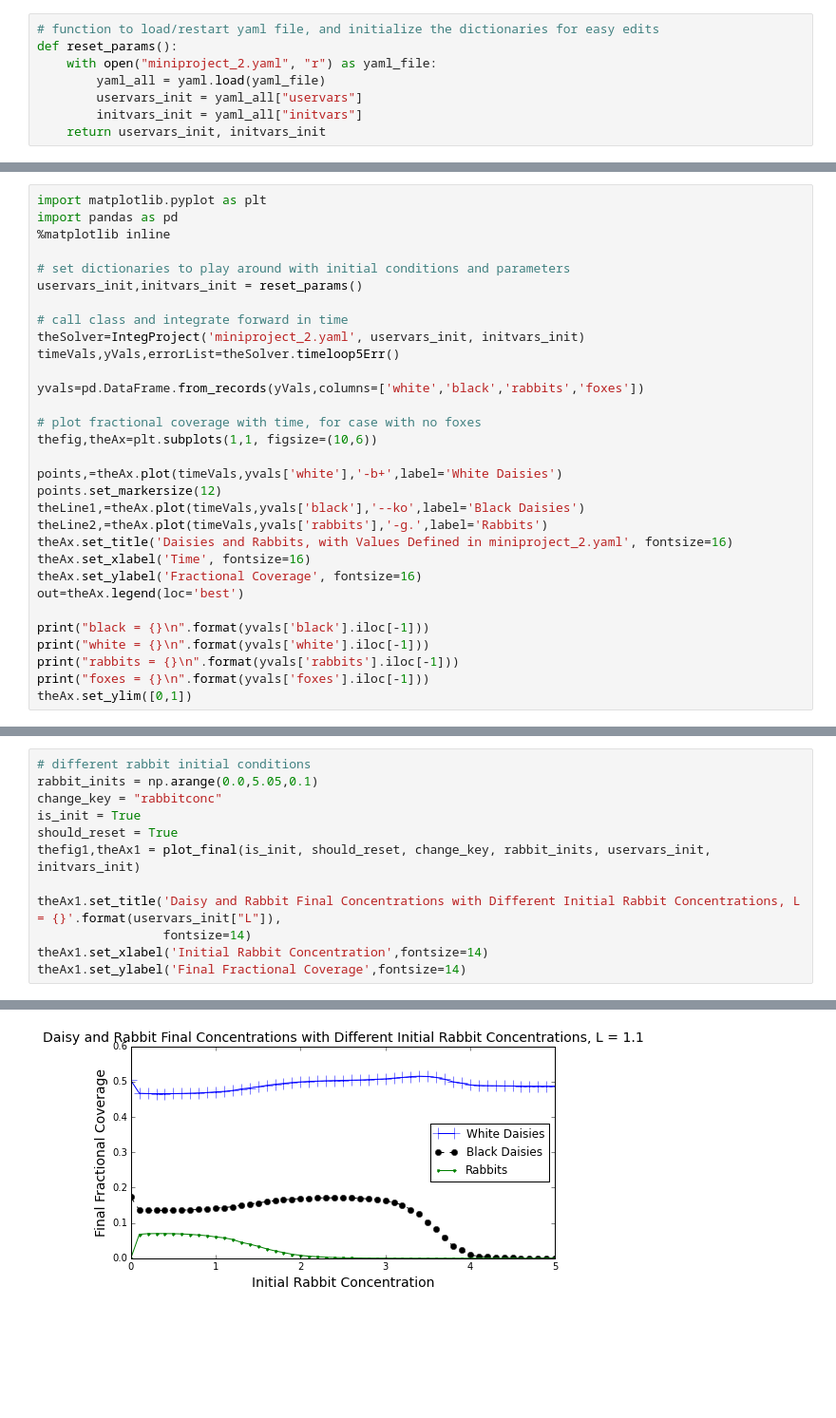
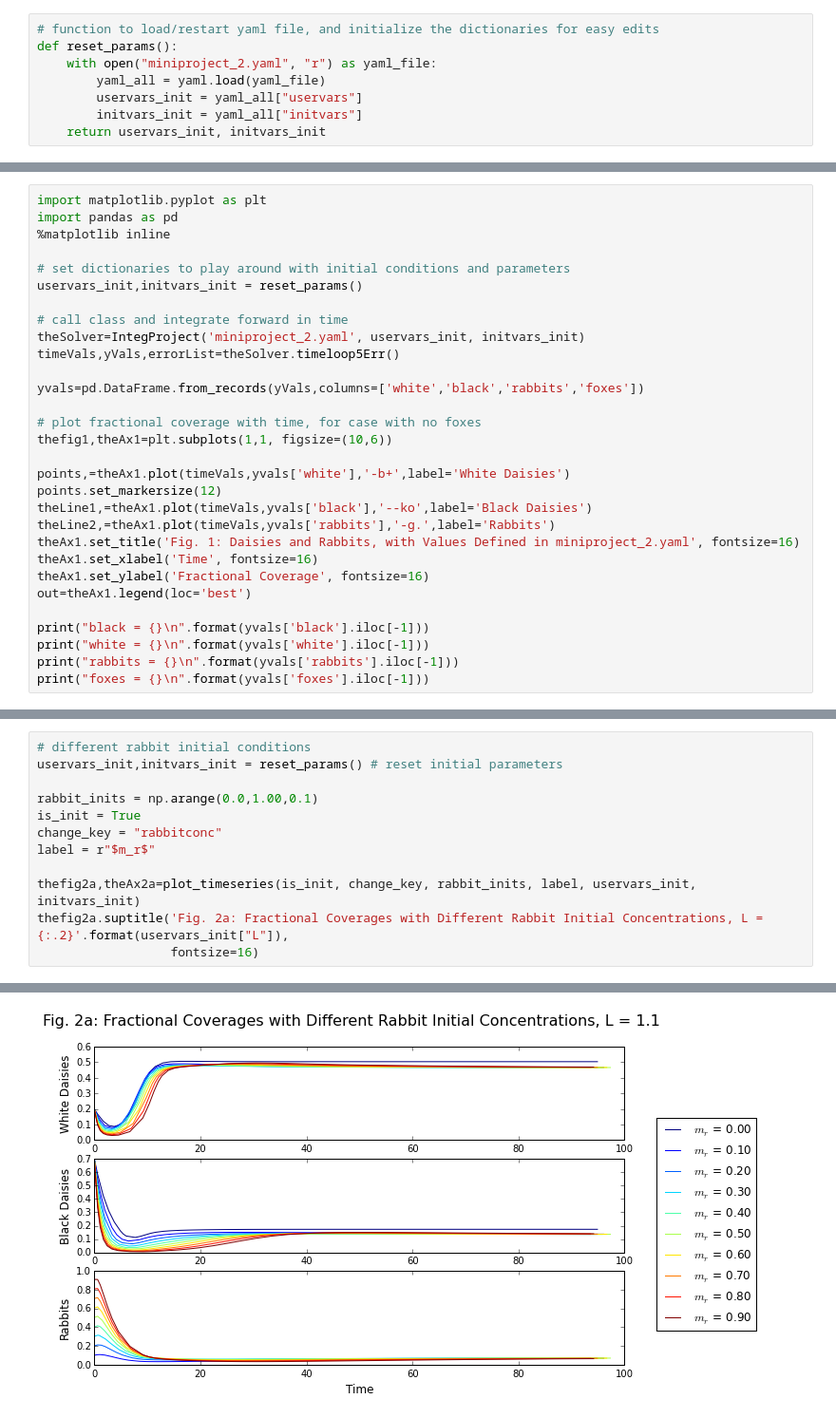
Before and after one commit to tc637/numeric, a Jupyter notebook: lab5/miniproject_2.ipynb, the cells around one changed output, grey strips where cells are left out. Shown at 95% size. Saved outputs shown, nothing was run; the diff lists cells and outputs as text; blank space fills up the shorter version.

Commit message:
third commit of miniproject_2.ipynb

```diff
--- a/lab5/miniproject_2.ipynb
+++ b/lab5/miniproject_2.ipynb
@@ -280,22 +149,21 @@ timeVals,yVals,errorList=theSolver.timeloop5Err()
 yvals=pd.DataFrame.from_records(yVals,columns=['white','black','rabbits','foxes'])
 
 # plot fractional coverage with time, for case with no foxes
-thefig,theAx=plt.subplots(1,1, figsize=(10,6))
+thefig1,theAx1=plt.subplots(1,1, figsize=(10,6))
 
-points,=theAx.plot(timeVals,yvals['white'],'-b+',label='White Daisies')
+points,=theAx1.plot(timeVals,yvals['white'],'-b+',label='White Daisies')
 points.set_markersize(12)
-theLine1,=theAx.plot(timeVals,yvals['black'],'--ko',label='Black Daisies')
-theLine2,=theAx.plot(timeVals,yvals['rabbits'],'-g.',label='Rabbits')
-theAx.set_title('Daisies and Rabbits, with Values Defined in miniproject_2.yaml', fontsize=16)
-theAx.set_xlabel('Time', fontsize=16)
-theAx.set_ylabel('Fractional Coverage', fontsize=16)
-out=theAx.legend(loc='best')
+theLine1,=theAx1.plot(timeVals,yvals['black'],'--ko',label='Black Daisies')
+theLine2,=theAx1.plot(timeVals,yvals['rabbits'],'-g.',label='Rabbits')
+theAx1.set_title('Fig. 1: Daisies and Rabbits, with Values Defined in miniproject_2.yaml', fontsize=16)
+theAx1.set_xlabel('Time', fontsize=16)
+theAx1.set_ylabel('Fractional Coverage', fontsize=16)
+out=theAx1.legend(loc='best')
 
 print("black = {}\n".format(yvals['black'].iloc[-1]))
 print("white = {}\n".format(yvals['white'].iloc[-1]))
 print("rabbits = {}\n".format(yvals['rabbits'].iloc[-1]))
 print("foxes = {}\n".format(yvals['foxes'].iloc[-1]))
-theAx.set_ylim([0,1])
 # %% [output]
 black = 0.1367151956268895
 
@@ -349,17 +256,17 @@ def plot_final(is_init, should_reset, change_key, change_array, uservars_init, i
 # %%
 # different rabbit initial conditions
-rabbit_inits = np.arange(0.0,5.05,0.1)
+uservars_init,initvars_init = reset_params() # reset initial parameters
+
+rabbit_inits = np.arange(0.0,1.00,0.1)
+is_init = True
 change_key = "rabbitconc"
-is_init = True
-should_reset = True
-thefig1,theAx1 = plot_final(is_init, should_reset, change_key, rabbit_inits, uservars_init, initvars_init)
+label = r"$m_r$"
 
-theAx1.set_title('Daisy and Rabbit Final Concentrations with Different Initial Rabbit Concentrations, L = {}'.format(uservars_init["L"]),
-                 fontsize=14)
-theAx1.set_xlabel('Initial Rabbit Concentration',fontsize=14)
-theAx1.set_ylabel('Final Fractional Coverage',fontsize=14)
+thefig2a,theAx2a=plot_timeseries(is_init, change_key, rabbit_inits, label, uservars_init, initvars_init)
+thefig2a.suptitle('Fig. 2a: Fractional Coverages with Different Rabbit Initial Concentrations, L = {:.2}'.format(uservars_init["L"]),
+                  fontsize=16)
 # %% [output]
 <matplotlib.text.Text at 0x...>
-[figure, old version]
+[figure, new version]
 # %%
 # but what about with a lower L?
```
Also changed, not shown: parts of 17 cells of this notebook.
